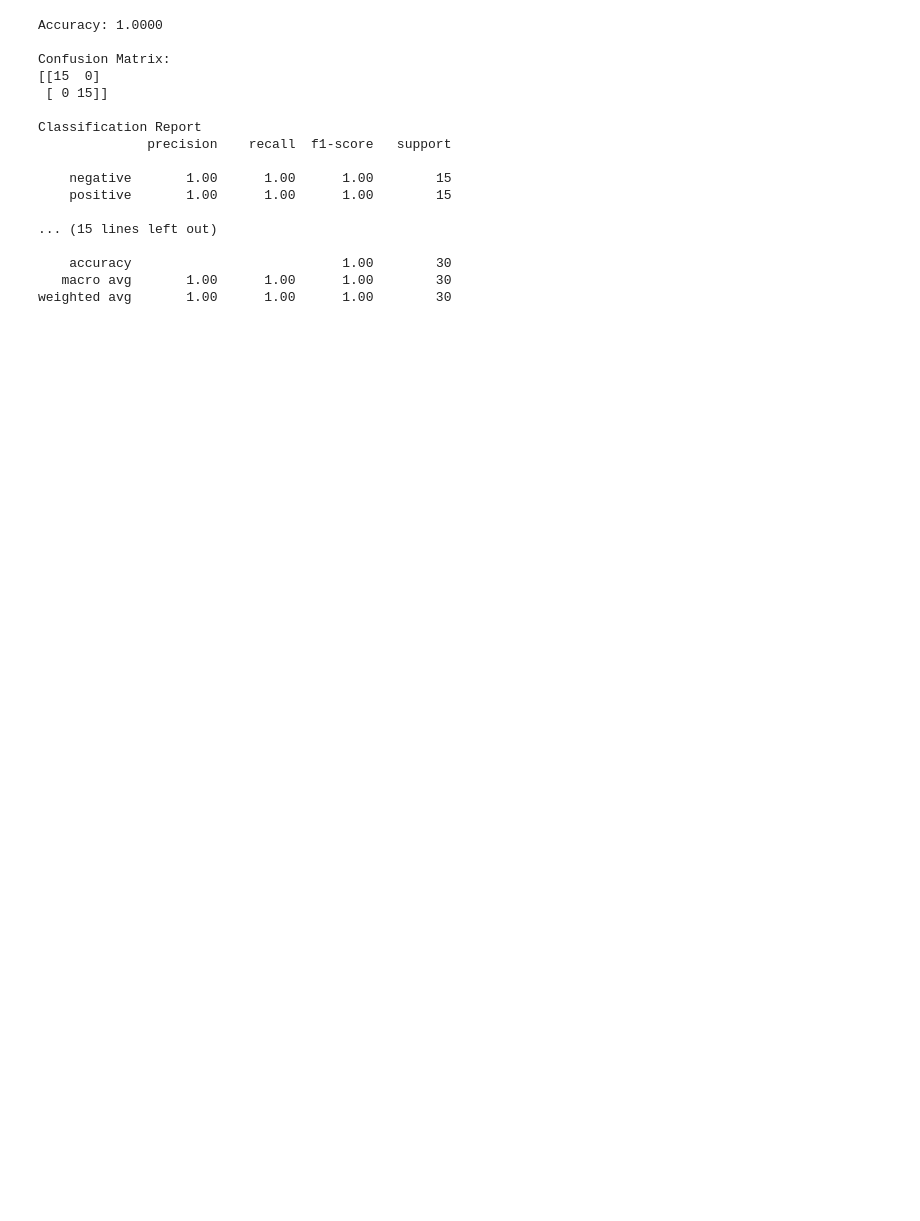
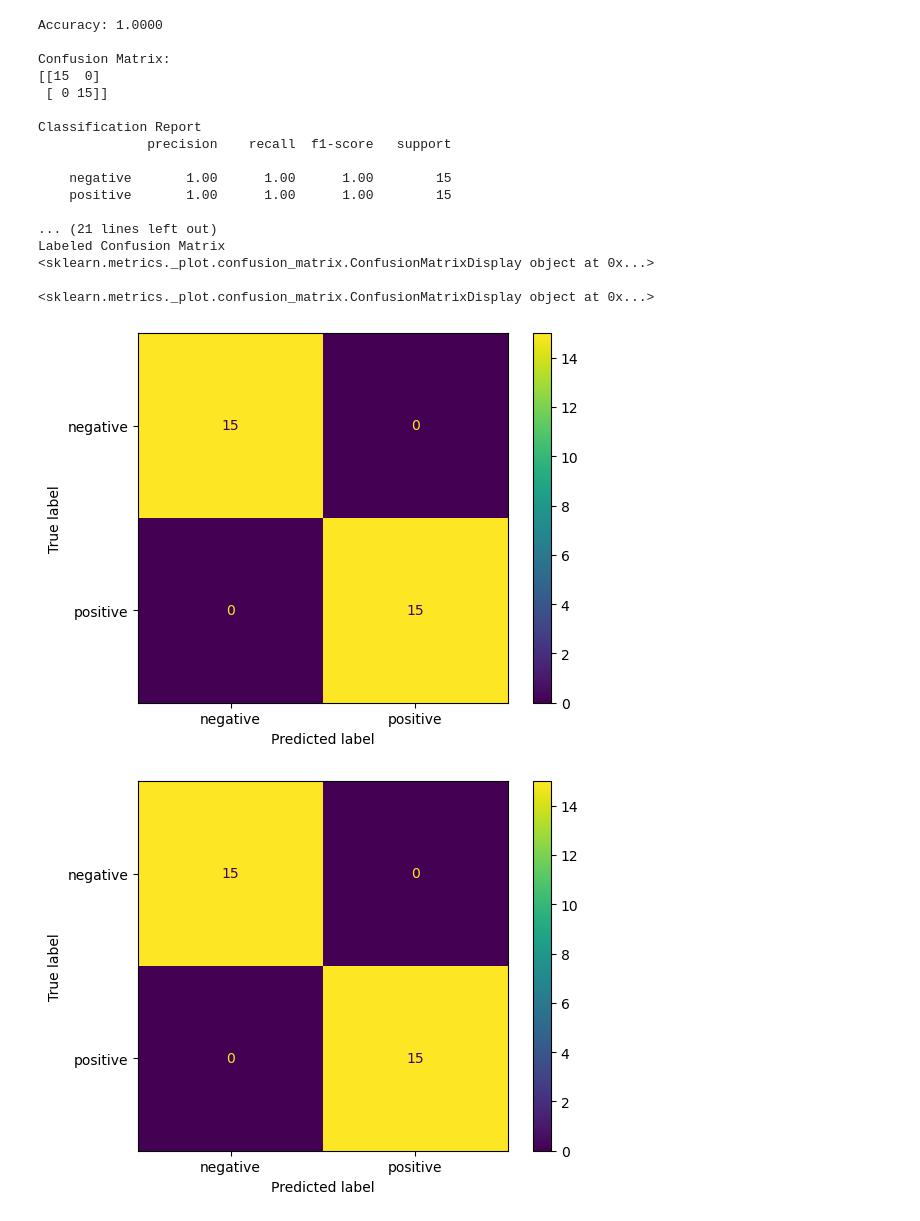
Before and after one commit to kmiringu/module-5-ai-labs, a Jupyter notebook: 01_nlp_text_classifier/03_modeling.ipynb, the cells around one changed output. Cells and saved outputs as stored; diff of their text form; code cells hidden in the pictures; blank space fills up the shorter version.

Commit message:
refactor: Each models variable name instead of single re-use, Add metrics display

```diff
--- a/01_nlp_text_classifier/03_modeling.ipynb
+++ b/01_nlp_text_classifier/03_modeling.ipynb
@@ -19,44 +19,52 @@ X_train_tfidf = tfidf.fit_transform(X_train)
 X_test_tfidf = tfidf.transform(X_test)
 # %%
 from sklearn.naive_bayes import MultinomialNB
-from sklearn.metrics import accuracy_score, confusion_matrix, classification_report
+from sklearn.metrics import accuracy_score, confusion_matrix, classification_report, ConfusionMatrixDisplay
 
-model = MultinomialNB()
+nb_bow = MultinomialNB()
 
 #BOW BASELINE
-model.fit(X_train_bow, y_train)
-y_pred_bow = model.predict(X_test_bow)
+nb_bow.fit(X_train_bow, y_train)
+y_pred_bow = nb_bow.predict(X_test_bow)
 
 print(f"Accuracy: {accuracy_score(y_test, y_pred_bow):.4f}")
 print("\nConfusion Matrix:")
 print(confusion_matrix(y_test, y_pred_bow))
 print("\nClassification Report")
 print(classification_report(y_test, y_pred_bow))
 
 #TFIDF BASELINE
-model.fit(X_train_tfidf,y_train)
-y_pred_tfidf = model.predict(X_test_tfidf)
+
+nb_tfidf = MultinomialNB()
+nb_tfidf.fit(X_train_tfidf,y_train)
+y_pred_tfidf = nb_tfidf.predict(X_test_tfidf)
 
 print(f"Accuracy: {accuracy_score(y_test, y_pred_tfidf)}")
 print("\nConfusion Matrix:")
 print(confusion_matrix(y_test, y_pred_tfidf))
 print("\nClassification report:")
 print(classification_report(y_test, y_pred_tfidf))
+print("\nLabeled Confusion Matrix")
+print(ConfusionMatrixDisplay.from_predictions(y_test, y_pred_bow))
+print()
+print(ConfusionMatrixDisplay.from_predictions(y_test, y_pred_tfidf))
 # %% [output]
 Accuracy: 1.0000
 
 Confusion Matrix:
 [[15  0]
  [ 0 15]]
 
 Classification Report
               precision    recall  f1-score   support
 
     negative       1.00      1.00      1.00        15
     positive       1.00      1.00      1.00        15
 
-... (15 lines left out)
+... (21 lines left out)
+Labeled Confusion Matrix
+<sklearn.metrics._plot.confusion_matrix.ConfusionMatrixDisplay object at 0x...>
 
-    accuracy                           1.00        30
-   macro avg       1.00      1.00      1.00        30
-weighted avg       1.00      1.00      1.00        30
+<sklearn.metrics._plot.confusion_matrix.ConfusionMatrixDisplay object at 0x...>
+[figure, added]
+[figure, added]
```
